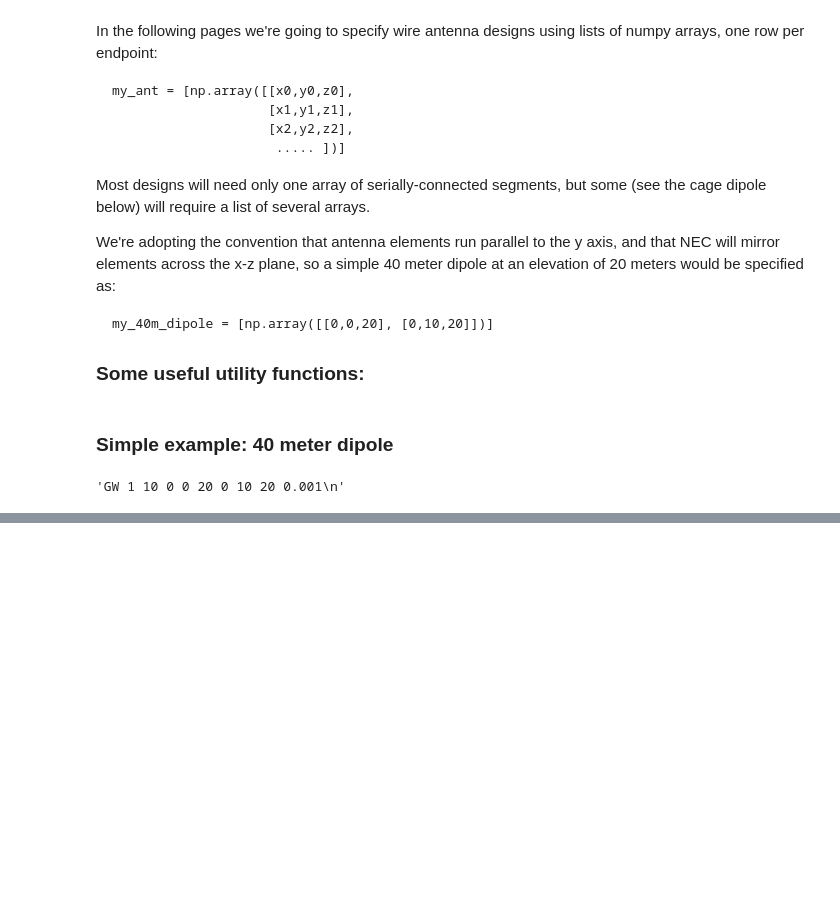
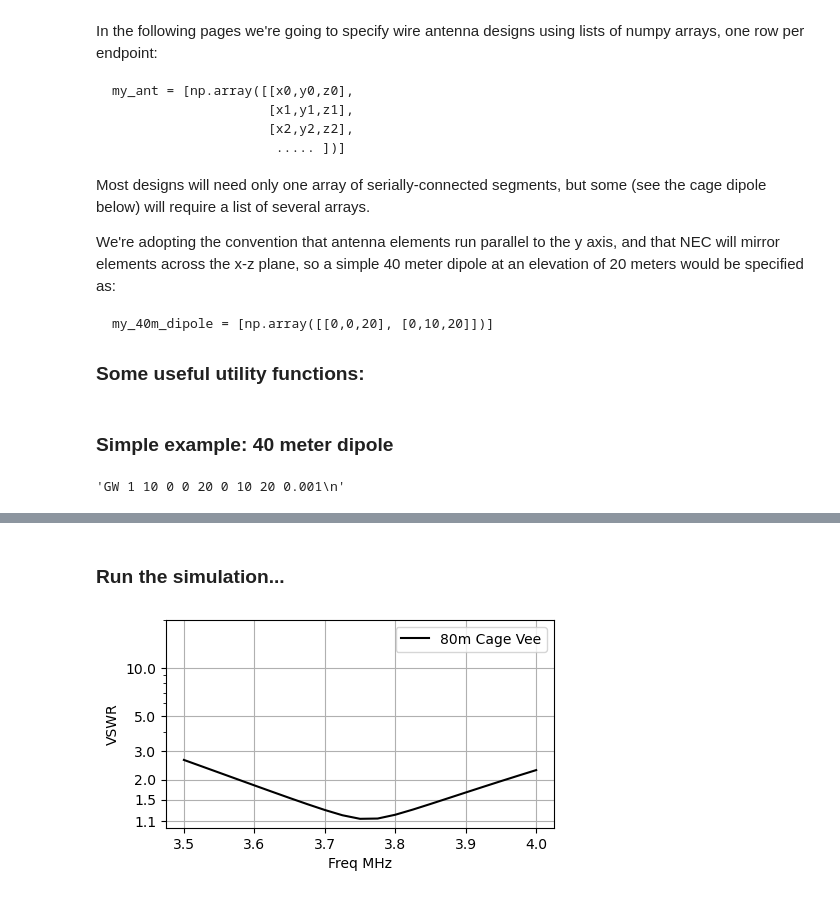
Before and after one commit to flatos/nec5toolkit, a Jupyter notebook: Wire Antennas/010_Wire_Antennas.ipynb, the cells around one changed output, grey strips where cells are left out. Saved outputs shown, nothing was run; the diff lists cells and outputs as text; code cells hidden in the pictures; blank space fills up the shorter version.

```diff
--- a/Wire Antennas/010_Wire_Antennas.ipynb
+++ b/Wire Antennas/010_Wire_Antennas.ipynb
@@ -225,8 +225,8 @@ wire_ant_visualize(dipole_40m, (-15,15), (-15,15), (0,22))
 
 # Initially place it on the y axis:
 half_el = make_linear_element((0,0,0),(0,0.5,0))                # Start with single-wire section, 0.5m long
-half_el.extend( make_cage_element(0.5, 19.5, .2, .5, 4) )       # Cage section from y=0.5 to y=19.5
-half_el.extend( make_linear_element((0,19.5,0),(0,20.0,0)) )    #  ...and a final 0.5m single-wire section
+half_el.extend( make_cage_element(0.5, 18.5, .2, .5, 4) )       # Cage section from y=0.5 to y=19.5
+half_el.extend( make_linear_element((0,18.5,0),(0,19.0,0)) )    #  ...and a final 0.5m single-wire section
 
 # Rotate around x axis by 30 degrees
 half_el = rot_x(half_el, np.deg2rad(-30))
@@ -236,3 +236,32 @@ half_el = translate(half_el, (0,0,40))
 
 # Display
 wire_ant_visualize(half_el, (-22,22), (-22,22), (0,45))
+# %% [markdown]
+### Run the simulation...
+# %%
+from necutil import nec5_sim_stdio3, plot_vswr, plot_vswr_2
+
+# NEC5 template
+nec_template = """CE Dipole
+{gw_cards}
+GX 100 010
+GE 1 0
+GD 0 0 0 0 13 0.005 0 0
+EX 4 1 1 1 1.0 0.0
+FR 0 {f_num} 0 0 {f_min} {f_step}
+XQ 0
+EN
+"""
+
+# Convert antenna to a set of 'GW' lines
+gw_cards = gen_nec5_str(half_el, SEGS_PER_M, radius=0.001, tag=1)
+
+# Fill in template
+# Careful - use strip() to trim off trailing newline...NEC doesn't like blank lines
+design = nec_template.format(gw_cards=gw_cards.strip(), f_num=21, f_min=3.5, f_step=0.025)
+
+# ...and run simulation
+res = nec5_sim_stdio3([design])
+plot_vswr([res[0][0][0]], tags=['80m Cage Vee'])
+# %% [output]
+[figure, added]
```
Also changed, not shown: 1 other file.
